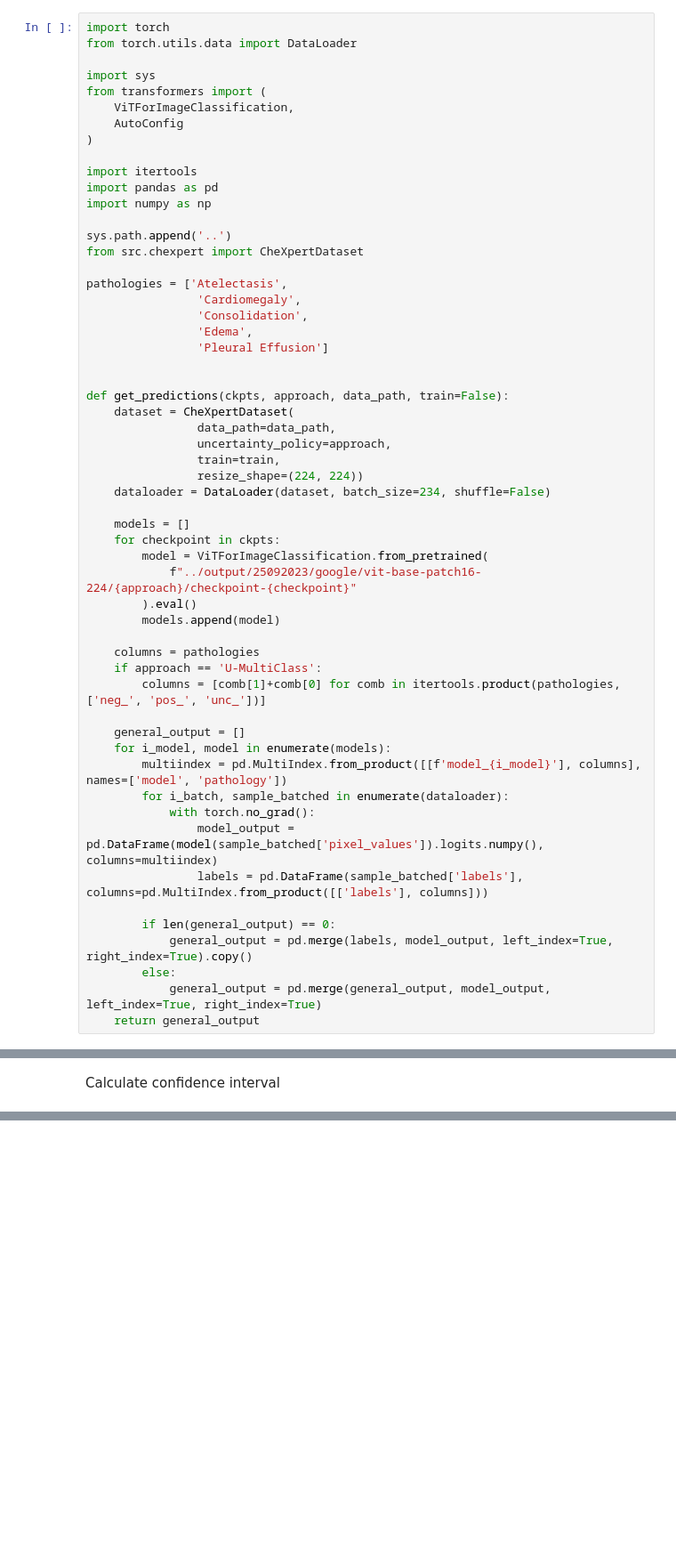
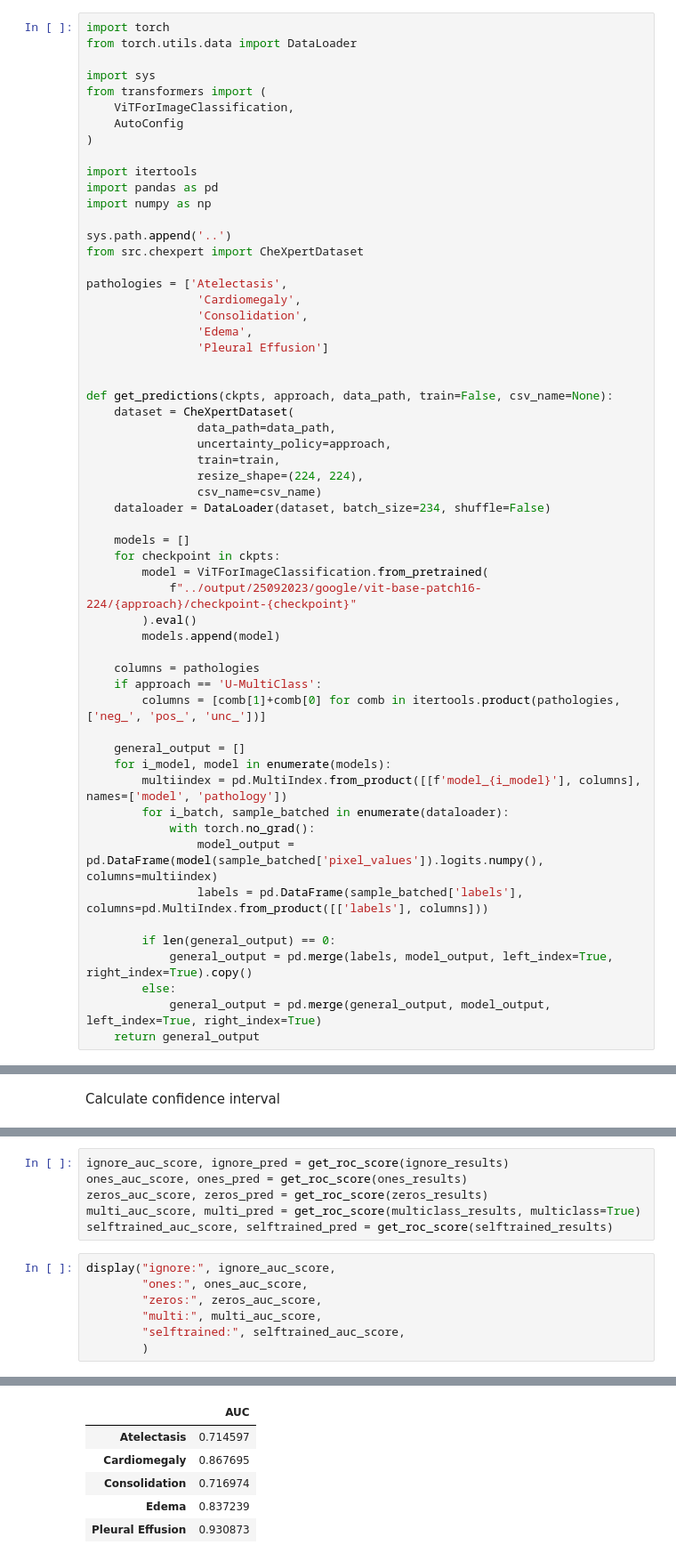
Before and after one commit to cruz-lucas/Chest-X-Ray-Pathology-Classifier, a Jupyter notebook: notebooks/6.0-results.ipynb, the cells around one changed output, grey strips where cells are left out. Shown at 89% size. Saved outputs shown, nothing was run; the diff lists cells and outputs as text; blank space fills up the shorter version.

```diff
--- a/notebooks/6.0-results.ipynb
+++ b/notebooks/6.0-results.ipynb
@@ -28,12 +28,13 @@ pathologies = ['Atelectasis',
                 'Pleural Effusion']
 
 
-def get_predictions(ckpts, approach, data_path, train=False):
+def get_predictions(ckpts, approach, data_path, train=False, csv_name=None):
     dataset = CheXpertDataset(
                 data_path=data_path,
                 uncertainty_policy=approach,
                 train=train,
-                resize_shape=(224, 224))
+                resize_shape=(224, 224),
+                csv_name=csv_name)
     dataloader = DataLoader(dataset, batch_size=234, shuffle=False)
 
     models = []
@@ -378,0 +505,14 @@ res
+# %%
+ignore_auc_score, ignore_pred = get_roc_score(ignore_results)
+ones_auc_score, ones_pred = get_roc_score(ones_results)
+zeros_auc_score, zeros_pred = get_roc_score(zeros_results)
+multi_auc_score, multi_pred = get_roc_score(multiclass_results, multiclass=True)
+selftrained_auc_score, selftrained_pred = get_roc_score(selftrained_results)
+# %%
+display("ignore:", ignore_auc_score,
+        "ones:", ones_auc_score,
+        "zeros:", zeros_auc_score,
+        "multi:", multi_auc_score,
+        "selftrained:", selftrained_auc_score,
+        )
+# %% [output]
@@ -378,0 +520,6 @@ res
+|  | AUC |
+| Atelectasis | 0.714597 |
+| Cardiomegaly | 0.867695 |
+| Consolidation | 0.716974 |
+| Edema | 0.837239 |
+| Pleural Effusion | 0.930873 |
```
Also changed, not shown: parts of 13 cells of this notebook, 3 other files.
